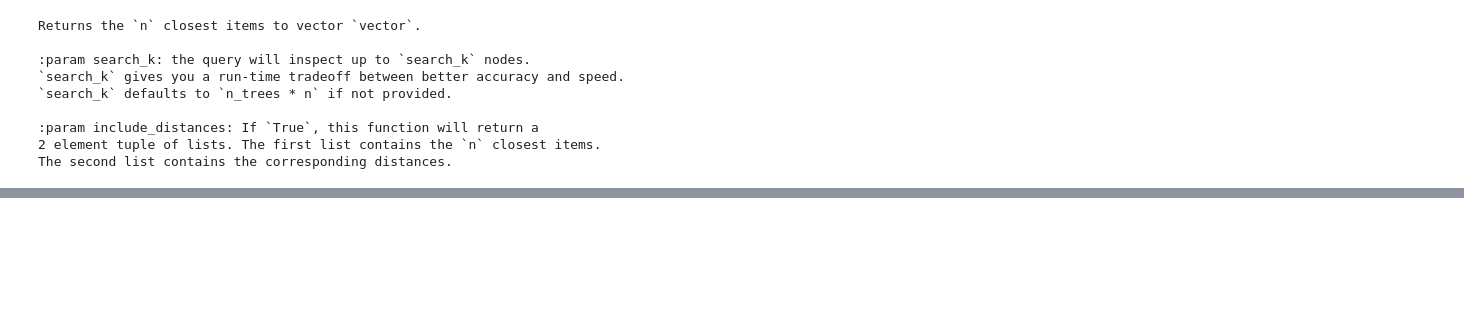
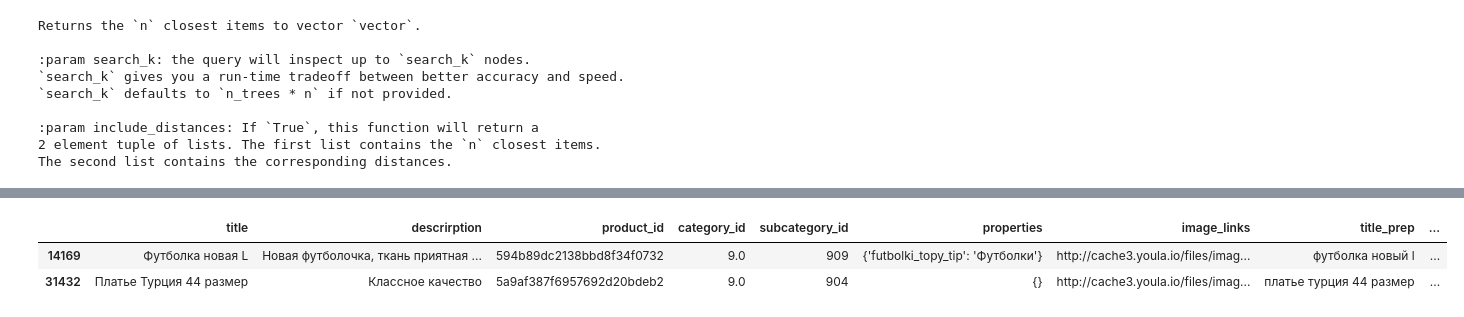
Before and after one commit to sawa25/module_14, a Jupyter notebook: ChatBotPractice_final.ipynb, the cells around one changed output, grey strips where cells are left out. Saved outputs shown, nothing was run; the diff lists cells and outputs as text; code cells hidden in the pictures; blank space fills up the shorter version.

```diff
--- a/ChatBotPractice_final.ipynb
+++ b/ChatBotPractice_final.ipynb
@@ -243,0 +664,6 @@ index.get_n_items()
+# %%
+display(pds.sample(2))
+# %% [output]
+|  | title | descrirption | product_id | category_id | subcategory_id | properties | image_links | title_prep | ... |
+| 14169 | Футболка новая L | Новая футболочка, ткань приятная ... | 594b89dc2138bbd8f34f0732 | 9.0 | 909 | {'futbolki_topy_tip': 'Футболки'} | http://cache3.youla.io/files/imag... | футболка новый l | ... |
+| 31432 | Платье Турция 44 размер | Классное качество | 5a9af387f6957692d20bdeb2 | 9.0 | 904 | {} | http://cache3.youla.io/files/imag... | платье турция 44 размер | ... |
```
Also changed, not shown: parts of 79 cells of this notebook, 4 other files.
